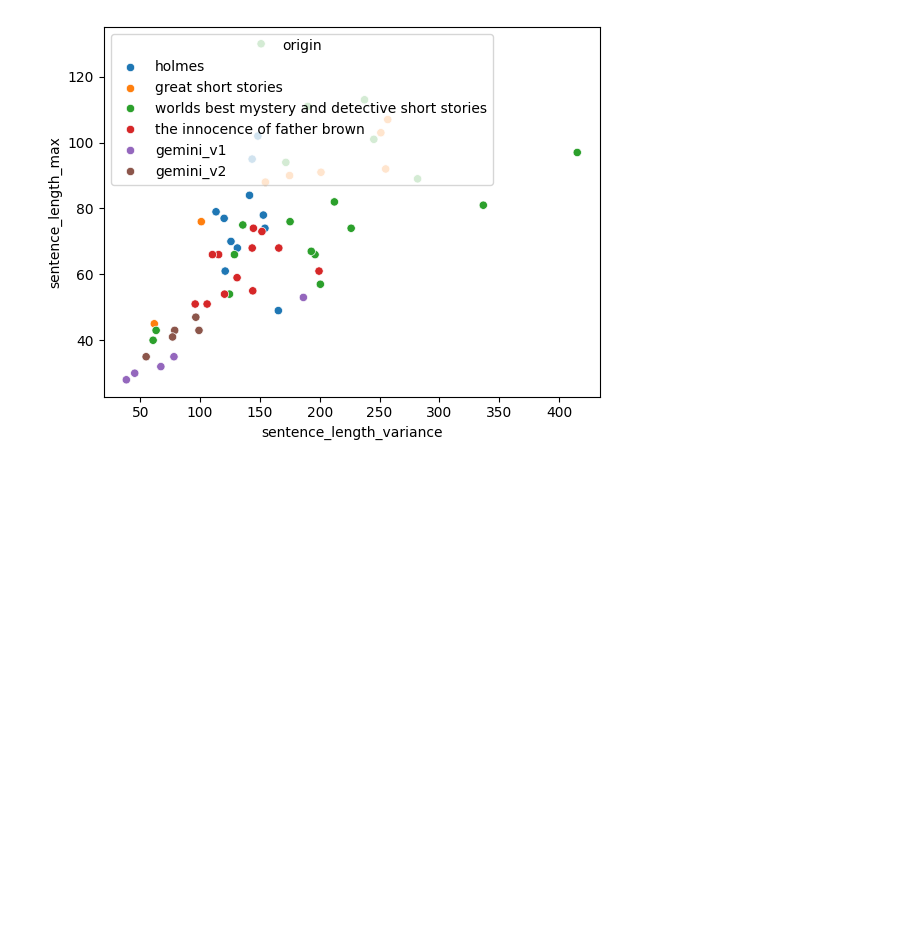
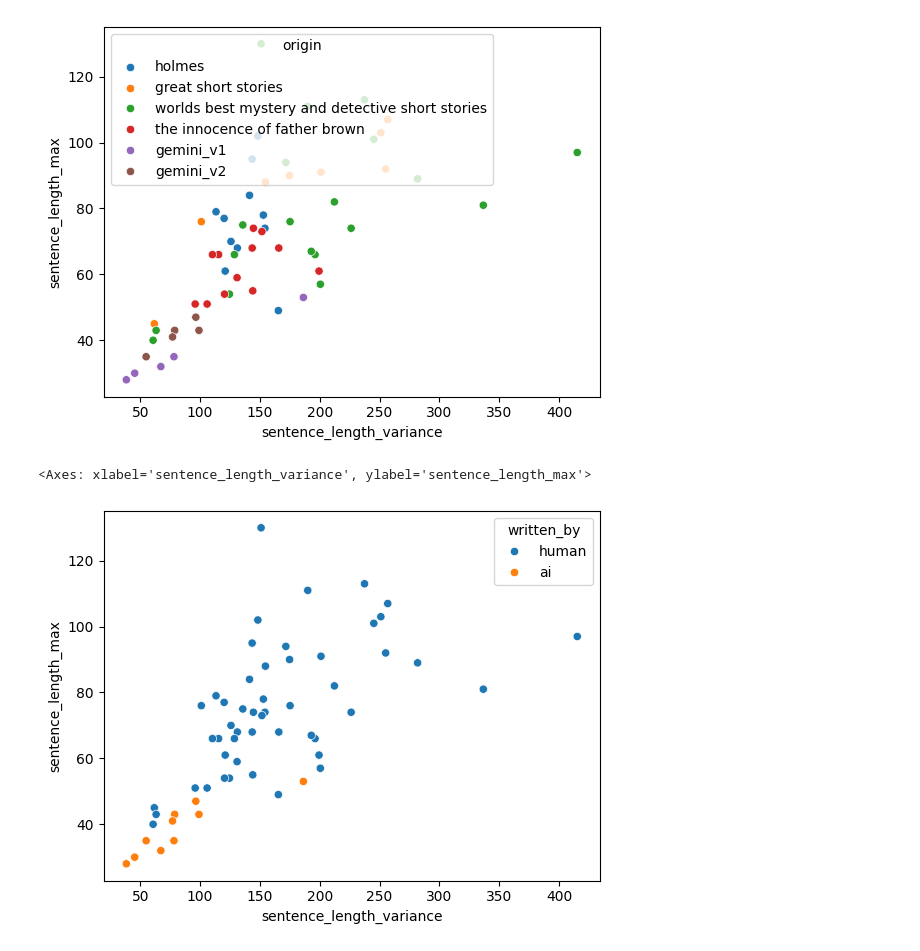
Before and after one commit to tomneisel/ai-written-story-recognition, a Jupyter notebook: notebooks/human_ai_comparison.ipynb, the cells around one changed output. Drawn from its saved outputs; the diff is of its cells as text; code cells hidden in the pictures; blank space fills up the shorter version.

Commit message:
added plots for human vs. ai stories

```diff
--- a/notebooks/human_ai_comparison.ipynb
+++ b/notebooks/human_ai_comparison.ipynb
@@ -22,3 +22,8 @@ fig = px.scatter_3d(
 )
 
 fig.show()
+# %%
+sns.scatterplot(data = stories_df, x="sentence_length_variance", y="sentence_length_max", hue="written_by")
+# %% [output]
+<Axes: xlabel='sentence_length_variance', ylabel='sentence_length_max'>
+[figure, added]
```
Also changed, not shown: parts of 1 cell of this notebook, 2 other files.
